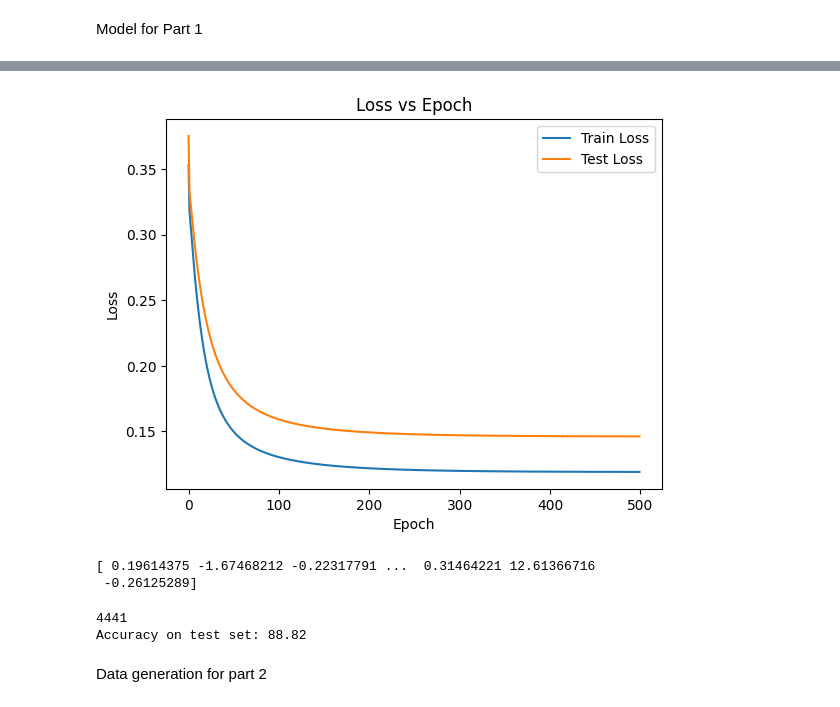
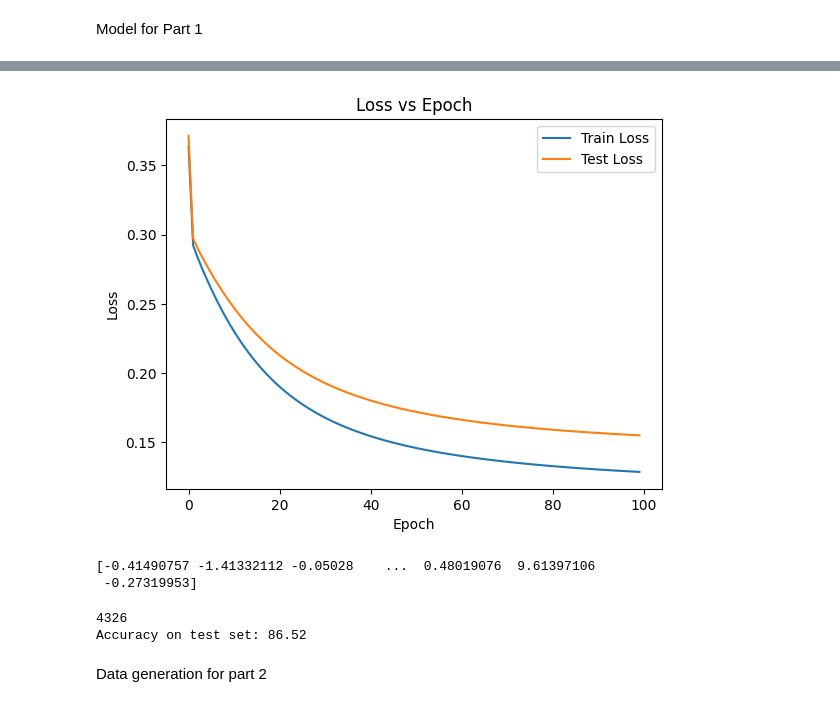
Before and after one commit to sprutxz/IntroToAI, a Jupyter notebook: Project3.ipynb, the cells around one changed output, grey strips where cells are left out. Saved outputs shown, nothing was run; the diff lists cells and outputs as text; code cells hidden in the pictures.

```diff
--- a/Project3.ipynb
+++ b/Project3.ipynb
@@ -125,7 +125,7 @@ def findConstants(diagram):
                 element_count = np.count_nonzero(np.all(curr[:, i] == colors[x], axis=1)) # Finds the number of occurences of that color in that column
                 if(element_count/len(curr) >= 0.5):
                     found_in_col = True
-                    constants[x] = element_count/len(curr)
+                    constants[x] = element_count/len(curr) * 100.0
                     break
     return np.tanh(constants/100)
 # %% [markdown]
@@ -237,7 +237,7 @@ class LogisticRegressionModel():
 
 weights = np.random.randn(len(x_train[0])) #Randomize weights
 alpha = 0.01 # Represents step-size
-epochs = 500 #Number of times you loop through the training set
+epochs = 100 #Number of times you loop through the training set
 lambdaVariable = 0.15
 model = LogisticRegressionModel(weights, alpha, epochs, lambdaVariable)
 model.fit(weights, alpha, x_train, y_train, x_test, y_test, epochs)
@@ -262,6 +262,6 @@ Epoch:  499 Loss:  0.11913512861254669
-[figure, old version]
+[figure, new version]
-[ 0.19614375 -1.67468212 -0.22317791 ...  0.31464221 12.61366716
- -0.26125289]
+[-0.41490757 -1.41332112 -0.05028    ...  0.48019076  9.61397106
+ -0.27319953]
 # %%
 predictions = model.predict(x_test)
 
@@ -270,8 +270,8 @@ print(correct_predictions)
 accuracy = (correct_predictions / np.array(y_test).shape[0])*100
 print(f"Accuracy on test set: {accuracy}")
 # %% [output]
-4441
-Accuracy on test set: 88.82
+4326
+Accuracy on test set: 86.52
 # %%
 model.save_model("model_non_linear.npz")
 # %% [markdown]
```
Also changed, not shown: parts of 5 cells of this notebook.
